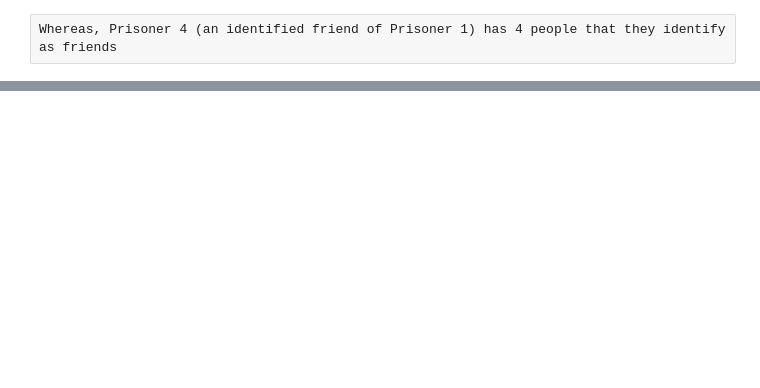
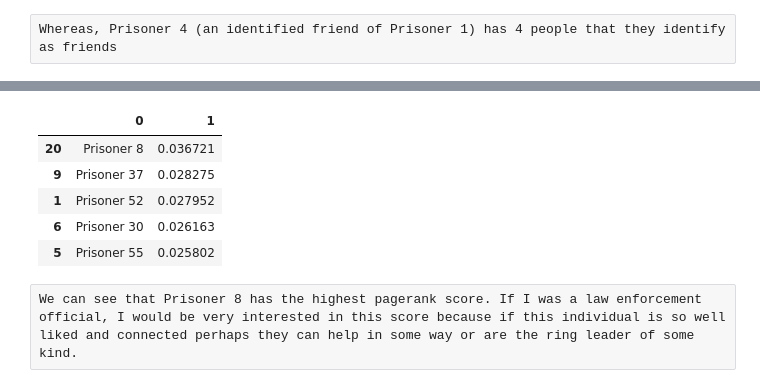
Before and after one commit to ilyakats/CUNY-DATA620, a Jupyter notebook: Private/ChristopheHunt/Assignment 1/Gagon and Macrae Prison Graph.ipynb, the cells around one changed output, grey strips where cells are left out. Drawn from its saved outputs; the diff is of its cells as text; code cells hidden in the pictures; blank space fills up the shorter version.

```diff
--- a/Private/ChristopheHunt/Assignment 1/Gagon and Macrae Prison Graph.ipynb
+++ b/Private/ChristopheHunt/Assignment 1/Gagon and Macrae Prison Graph.ipynb
@@ -62,0 +76,16 @@ Whereas, Prisoner 4 (an identified friend of Prisoner 1) has 4 people that they
+# %%
+pr = nx.pagerank_numpy(g, alpha=0.9)
+# %%
+df = list(pr.viewitems())
+df = pd.DataFrame(df).sort_values(1, ascending = 0)
+# %%
+df.head()
+# %% [output]
+|  | 0 | 1 |
+| 20 | Prisoner 8 | 0.036721 |
+| 9 | Prisoner 37 | 0.028275 |
+| 1 | Prisoner 52 | 0.027952 |
+| 6 | Prisoner 30 | 0.026163 |
+| 5 | Prisoner 55 | 0.025802 |
+# %% [raw]
+We can see that Prisoner 8 has the highest pagerank score. If I was a law enforcement official, I would be very interested in this score because if this individual is so well liked and connected perhaps they can help in some way or are the ring leader of some kind.
```
Also changed, not shown: parts of 6 cells of this notebook.
